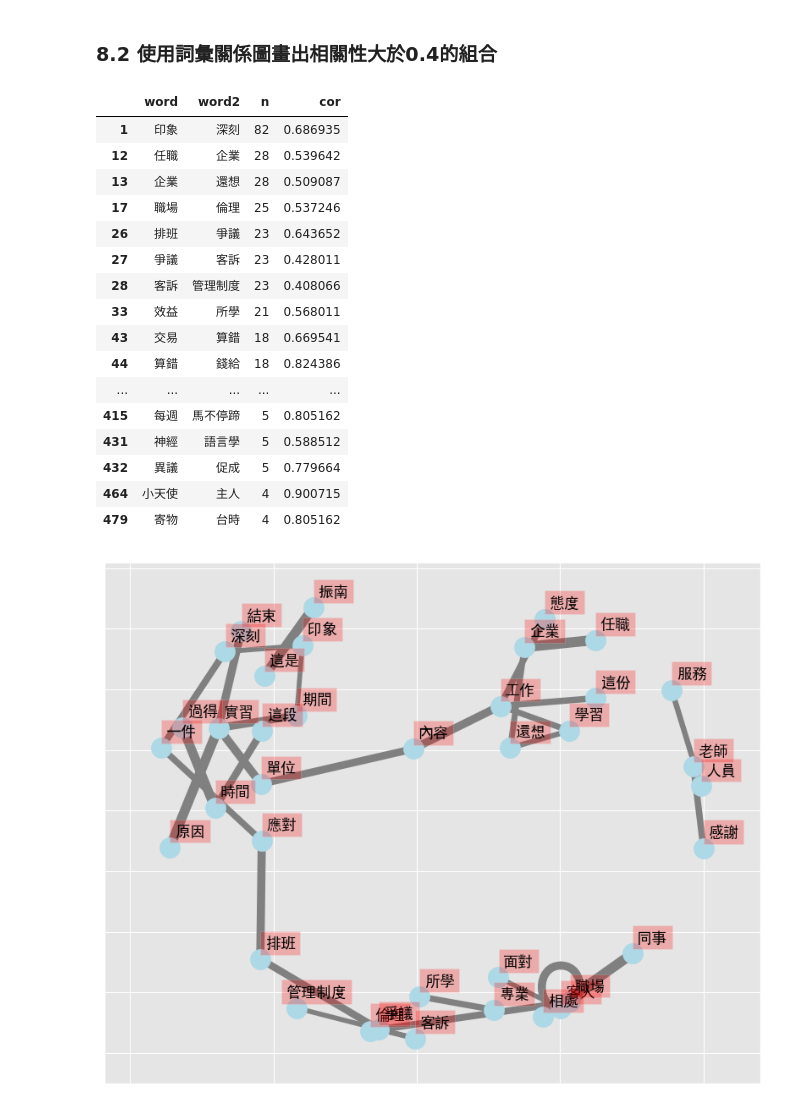
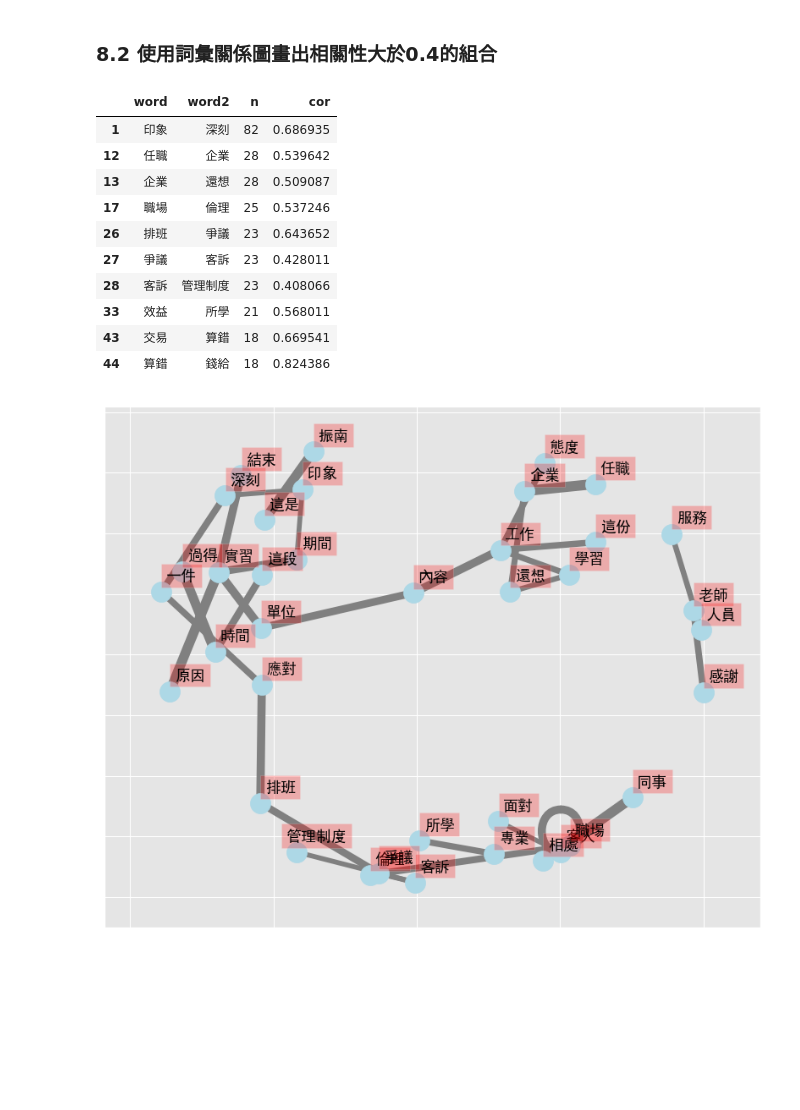
Before and after one commit to oraclekaia/social_media_analysis_mid-, a Jupyter notebook: ver1.ipynb, the cells around one changed output. Saved outputs shown, nothing was run; the diff lists cells and outputs as text; code cells hidden in the pictures; blank space fills up the shorter version.

```diff
--- a/ver1.ipynb
+++ b/ver1.ipynb
@@ -1041,25 +1022,19 @@ plt.show()
 # %% [markdown]
 ### 8.2 使用詞彙關係圖畫出相關性大於0.4的組合
 # %%
-bigram_df[bigram_df["cor"]>0.4]
+bigram_df[bigram_df["cor"]>0.4].head(10)
 # %% [output]
 |  | word | word2 | n | cor |
 | 1 | 印象 | 深刻 | 82 | 0.686935 |
 | 12 | 任職 | 企業 | 28 | 0.539642 |
 | 13 | 企業 | 還想 | 28 | 0.509087 |
 | 17 | 職場 | 倫理 | 25 | 0.537246 |
 | 26 | 排班 | 爭議 | 23 | 0.643652 |
 | 27 | 爭議 | 客訴 | 23 | 0.428011 |
 | 28 | 客訴 | 管理制度 | 23 | 0.408066 |
 | 33 | 效益 | 所學 | 21 | 0.568011 |
 | 43 | 交易 | 算錯 | 18 | 0.669541 |
 | 44 | 算錯 | 錢給 | 18 | 0.824386 |
-| ... | ... | ... | ... | ... |
-| 415 | 每週 | 馬不停蹄 | 5 | 0.805162 |
-| 431 | 神經 | 語言學 | 5 | 0.588512 |
-| 432 | 異議 | 促成 | 5 | 0.779664 |
-| 464 | 小天使 | 主人 | 4 | 0.900715 |
-| 479 | 寄物 | 台時 | 4 | 0.805162 |
 # %%
 word_cors = bigram_df[bigram_df["cor"]>0.4]
 word_cors.reset_index(inplace=True, drop=True)
```
Also changed, not shown: parts of 1 cell of this notebook.
